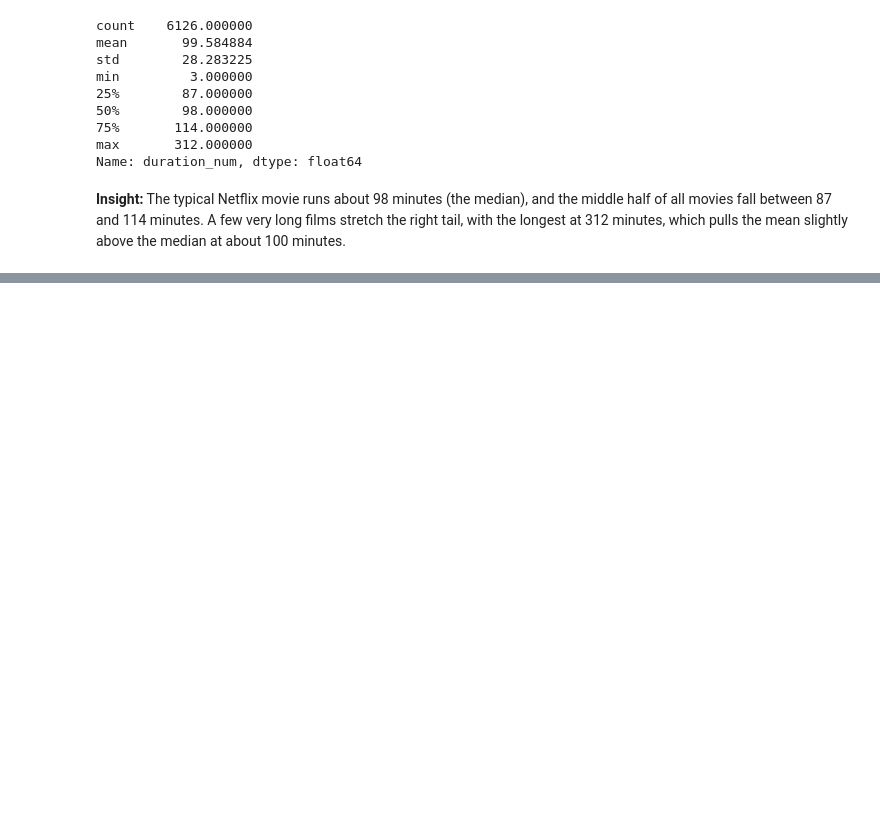
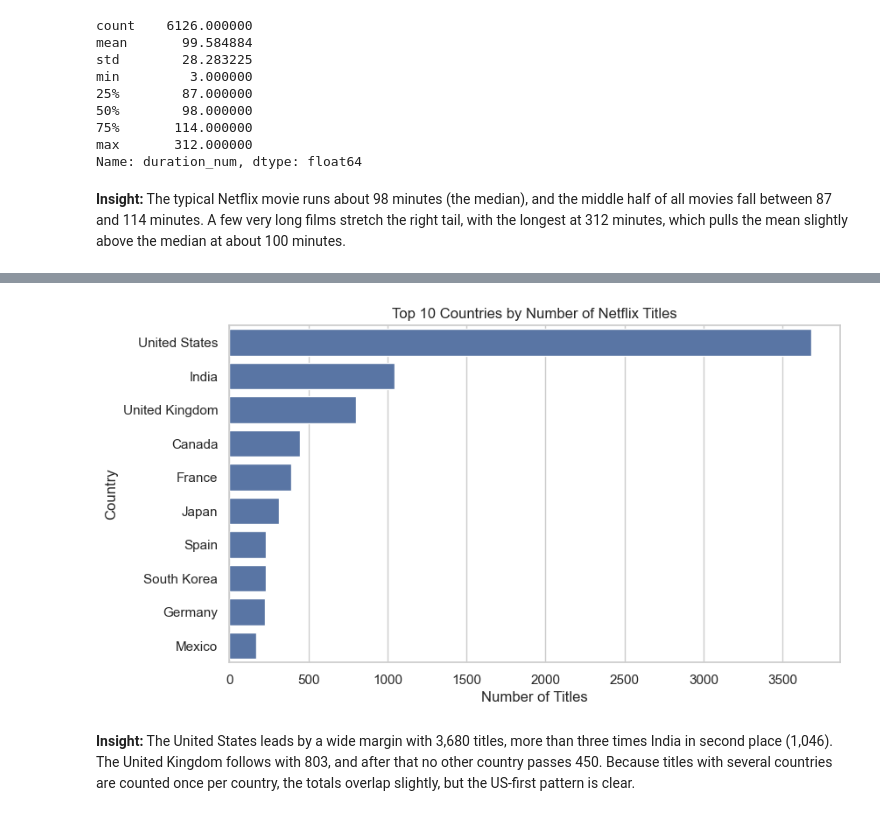
Before and after one commit to baasirahmad46/netflix-eda-visual-storytelling, a Jupyter notebook: notebooks/netflix_eda.ipynb, the cells around one changed output, grey strips where cells are left out. Saved outputs shown, nothing was run; the diff lists cells and outputs as text; code cells hidden in the pictures; blank space fills up the shorter version.

```diff
--- a/notebooks/netflix_eda.ipynb
+++ b/notebooks/netflix_eda.ipynb
@@ -178,0 +247,5 @@ Name: duration_num, dtype: float64
+# %%
+countries = df_clean['country'].str.split(', ').explode() #splits and giev each row to each country
+countries = countries[countries != 'Unknown'] # handling Unknowns
+top_countries = countries.value_counts().head(10)
+top_countries
@@ -178,0 +265,11 @@ Name: duration_num, dtype: float64
+# %%
+plt.figure(figsize = (9,5))
+sns.barplot(x=top_countries.values,y=top_countries.index)
+plt.title("Top 10 Countries by Number of Netflix Titles")
+plt.xlabel("Number of Titles")
+plt.ylabel("Country")
+plt.show()
+# %% [output]
+[figure, added]
+# %% [markdown]
+**Insight:** The United States leads by a wide margin with 3,680 titles, more than three times India in second place (1,046). The United Kingdom follows with 803, and after that no other country passes 450. Because titles with several countries are counted once per country, the totals overlap slightly, but the US-first pattern is clear.
```
Also changed, not shown: parts of 10 cells of this notebook.
